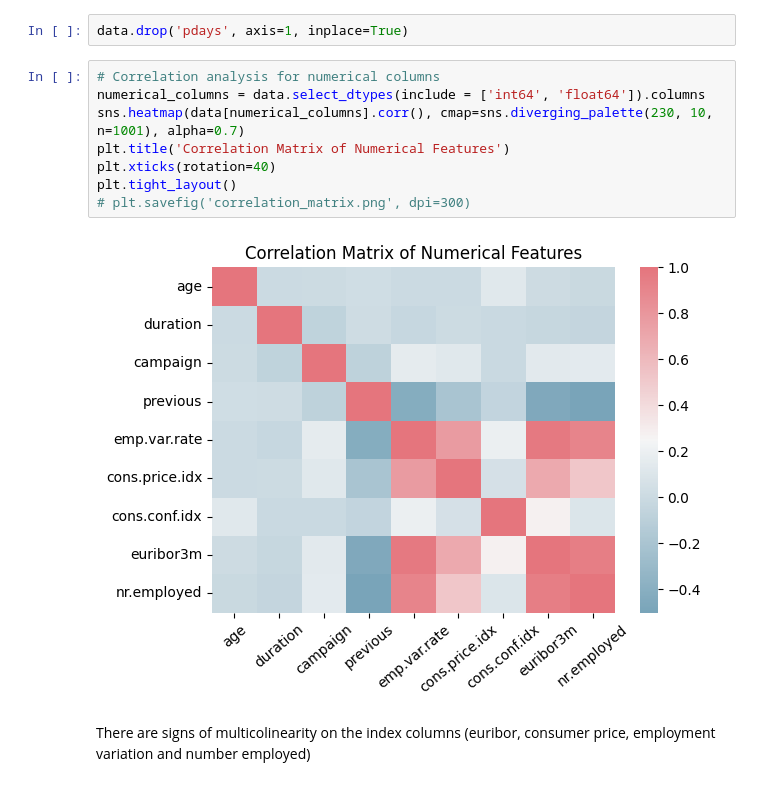
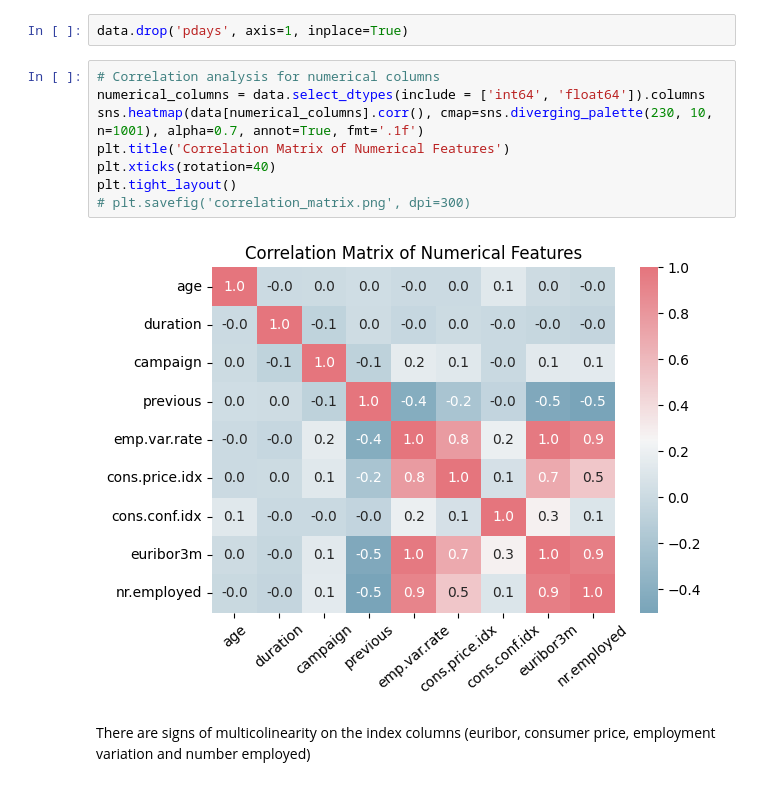
Before and after one commit to jdbalsero/STDS_at3, a Jupyter notebook: Assignment3Modeling.ipynb, the cells around one changed output. Saved outputs shown, nothing was run; the diff lists cells and outputs as text.

```diff
--- a/Assignment3Modeling.ipynb
+++ b/Assignment3Modeling.ipynb
@@ -114,13 +113,13 @@ data.drop('pdays', axis=1, inplace=True)
 # %%
 # Correlation analysis for numerical columns
 numerical_columns = data.select_dtypes(include = ['int64', 'float64']).columns
-sns.heatmap(data[numerical_columns].corr(), cmap=sns.diverging_palette(230, 10, n=1001), alpha=0.7)
+sns.heatmap(data[numerical_columns].corr(), cmap=sns.diverging_palette(230, 10, n=1001), alpha=0.7, annot=True, fmt='.1f')
 plt.title('Correlation Matrix of Numerical Features')
 plt.xticks(rotation=40)
 plt.tight_layout()
 # plt.savefig('correlation_matrix.png', dpi=300)
 # %% [output]
-[figure, old version]
+[figure, new version]
 # %% [markdown]
 There are signs of multicolinearity on the index columns (euribor, consumer price, employment variation and number employed)
 # %%
```
Also changed, not shown: parts of 15 cells of this notebook.
